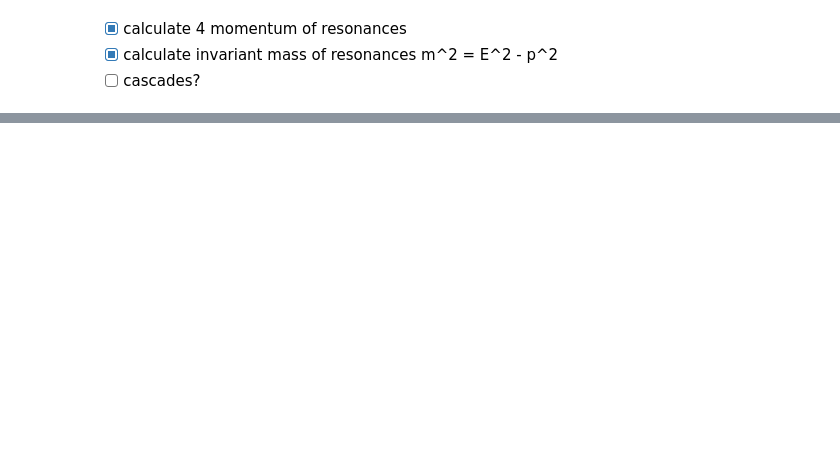
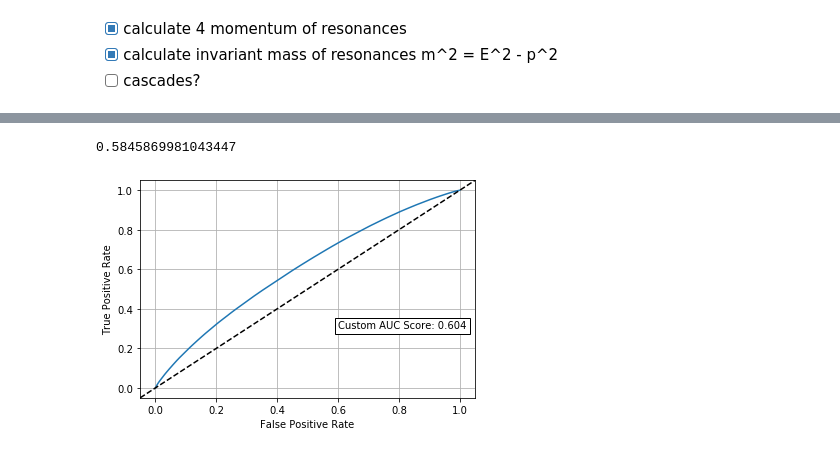
Before and after one commit to stanleyycheung/MSci-Project-HiggsTauTau, a Jupyter notebook: stanley/potential_2016.ipynb, the cells around one changed output, grey strips where cells are left out. Saved outputs shown, nothing was run; the diff lists cells and outputs as text; code cells hidden in the pictures; blank space fills up the shorter version.

```diff
--- a/stanley/potential_2016.ipynb
+++ b/stanley/potential_2016.ipynb
@@ -89,0 +503,24 @@ df.head()
+# %%
+# creating custom ROC
+set_a = np.ones(len(y))
+set_b = np.zeros(len(y))
+
+# w_a = (df_rho['wt_cp_sm']/(df_rho['wt_cp_sm'] + df_rho['wt_cp_ps'])).to_numpy()
+# w_b = (df_rho['wt_cp_ps']/(df_rho['wt_cp_sm'] + df_rho['wt_cp_ps'])).to_numpy()
+# %%
+w_a = np.load('potential_2016/w_a.npy', allow_pickle=True)
+w_b = np.load('potential_2016/w_b.npy', allow_pickle=True)
+# %%
+y_pred_roc = np.r_[y_pred, y_pred]
+y_label_roc = np.r_[set_a, set_b]
+w_roc = np.r_[w_a, w_b]
+# %%
+custom_auc = roc_auc_score(y_label_roc, y_pred_roc, sample_weight=w_roc)
+custom_auc
+# %% [output]
+0.5845869981043447
+# %%
+fpr, tpr, _ = roc_curve(y_label_roc, y_pred_roc, sample_weight=w_roc)
+plot_roc_curve(fpr, tpr, custom_auc)
+# %% [output]
+[figure, added]
```
Also changed, not shown: parts of 59 cells of this notebook, 15 other files.
